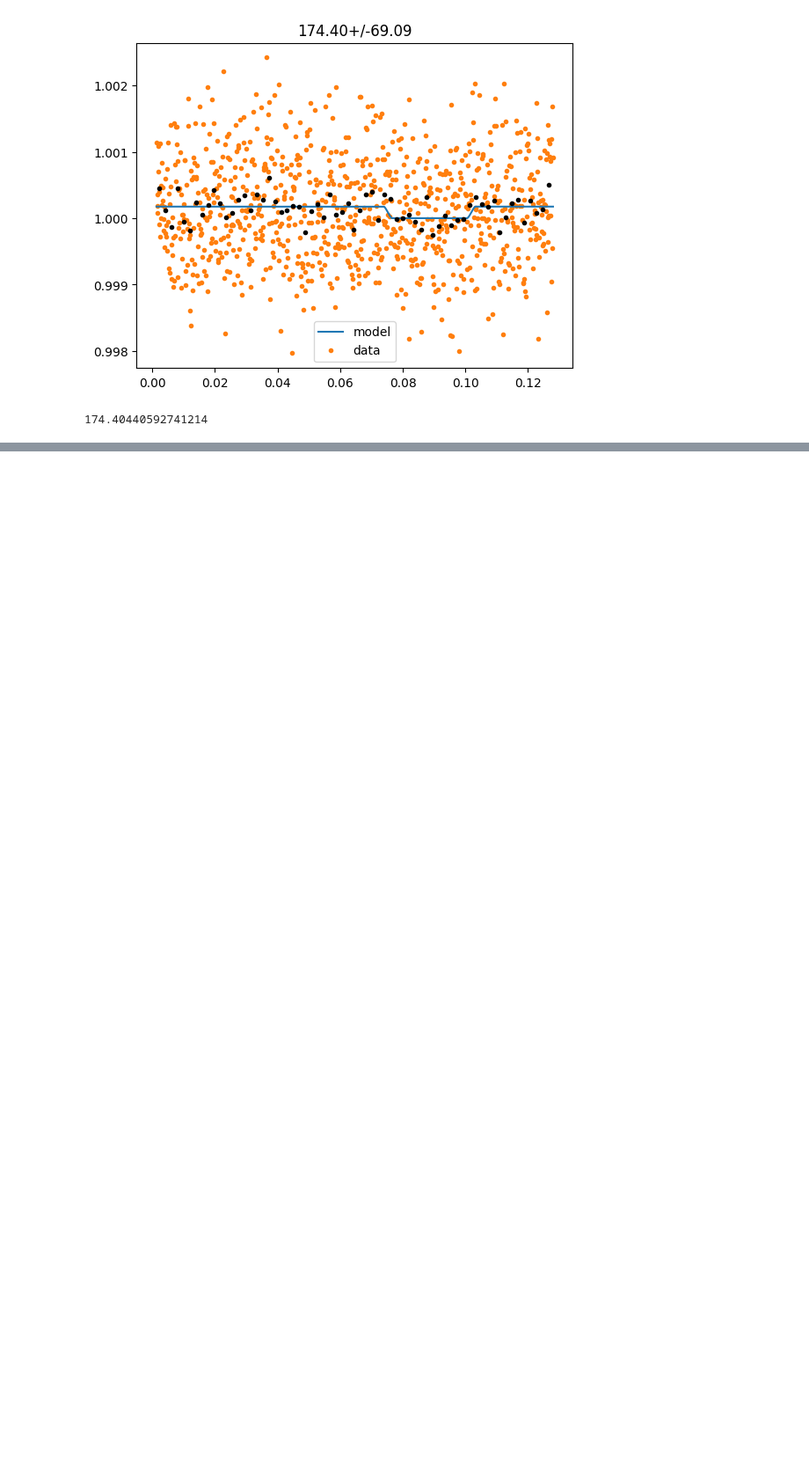
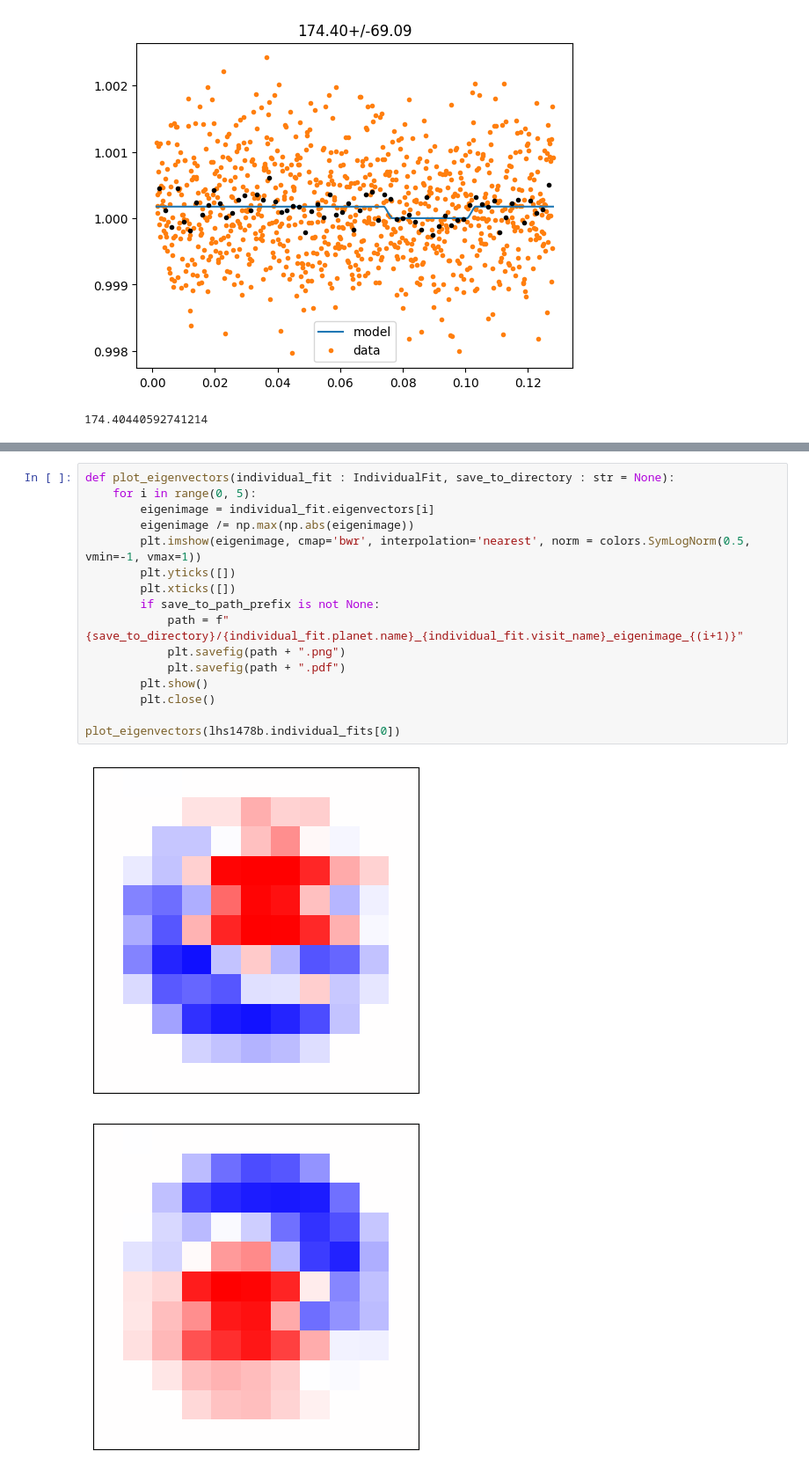
Before and after one commit to nicholasconnors/erebus, a Jupyter notebook: reanalysis_2025/individual_fit.ipynb, the cells around one changed output, grey strips where cells are left out. Shown at 88% size. Cells and saved outputs as stored; diff of their text form; blank space fills up the shorter version.

Commit message:
Added eigenvector plotting

```diff
--- a/reanalysis_2025/individual_fit.ipynb
+++ b/reanalysis_2025/individual_fit.ipynb
@@ -290,3 +290,22 @@ def plot_individual_fit(individual_fit : IndividualFit, save_to_path : str = Non
 plot_individual_fit(lhs1478b.individual_fits[0])
 # %% [output]
 [figure]
+# %%
+def plot_eigenvectors(individual_fit : IndividualFit, save_to_directory : str = None):
+	for i in range(0, 5):
+		eigenimage = individual_fit.eigenvectors[i]
+		eigenimage /= np.max(np.abs(eigenimage))
+		plt.imshow(eigenimage, cmap='bwr', interpolation='nearest', norm = colors.SymLogNorm(0.5, vmin=-1, vmax=1))
+		plt.yticks([])
+		plt.xticks([])
+		if save_to_path_prefix is not None:
+			path = f"{save_to_directory}/{individual_fit.planet.name}_{individual_fit.visit_name}_eigenimage_{(i+1)}"
+			plt.savefig(path + ".png")
+			plt.savefig(path + ".pdf")
+		plt.show()
+		plt.close()
+
+plot_eigenvectors(lhs1478b.individual_fits[0])
+# %% [output]
+[figure, added]
+[figure, added]
```
Also changed, not shown: parts of 2 cells of this notebook, 1 other file.
